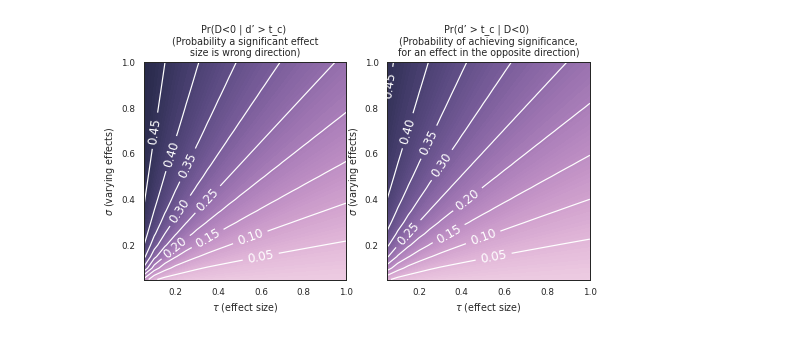
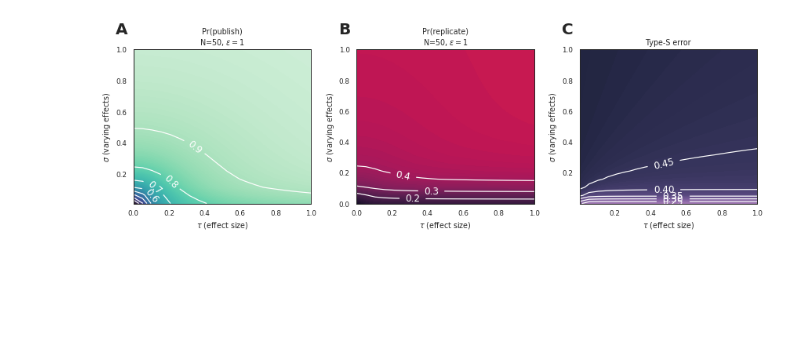
Before and after one commit to josephbb/ReplicationSurveys, a Jupyter notebook: Theory.ipynb, the cells around one changed output. Drawn from its saved outputs; the diff is of its cells as text; code cells hidden in the pictures; blank space fills up the shorter version.

```diff
--- a/Theory.ipynb
+++ b/Theory.ipynb
@@ -98,22 +54,74 @@ Z2 = type_s_vec(X, Y,1,N,.05)
 # %%
-fig, axs = plt.subplots(1,2, figsize=(8,4))
+sns.set_context('paper',font_scale=1)
+sns.set_palette(sns.color_palette("mako"))
+
+fig, axs = plt.subplots(1,3,figsize=(12,4))
+
+p_true = .1
+res = 20
+N=1000
+
+axs0 = axs[0]
+sns.set_context('paper')
+x= np.linspace(0, 1.0, res)
+y = np.linspace(0.01,1.0, res)
+X, Y =  np.meshgrid(x,y)
+Z1 = publish_vec(tau=0.01, sigma=Y, epsilon=1, n=N)
+Z2 = publish_vec(tau=X, sigma=Y, epsilon=1, n=N)
+Z = p_true* Z1 + (1-p_true) * Z2
+
+lls = np.linspace(.2,1,9)
+CS= axs0.contour(X, Y, Z,levels=lls,zorder=2,colors='white')
+axs0.clabel(CS, colors = 'w', fontsize=12) #contour line labels
+levels = np.linspace(.0,1,1000)
+CSF= axs0.contourf(X, Y, Z,zorder=1,levels=levels,cmap=sns.color_palette("mako",as_cmap=True))
+axs0.set_ylabel(r'$\sigma$' + ' (varying effects)')
+axs0.set_xlabel(r'$\tau$' + ' (effect size)')
+axs0.set_title('Pr(publish)\n' +'N=50, ' + r'$\epsilon=1$')
+
+
+axs1 = axs[1]
+x= np.linspace(0, 1.0, res)
+y = np.linspace(0,1.0, res)
+X, Y =  np.meshgrid(x,y)
+Z1 = replicate_vec(X, Y, 1, N, .05)
+Z2 = replicate_vec(0.01, Y,1,N,.05)
+Z = p_true * Z1 + (1-p_true) * Z2
+
+CS= axs1.contour(X, Y, Z,levels=lls,zorder=2,colors='white')
+axs1.clabel(CS, colors = 'w', fontsize=12)
+
+levels = np.linspace(.0,1,100)
+CSF= axs1.contourf(X, Y, Z,zorder=1,levels=levels,cmap=sns.color_palette("rocket",as_cmap=True))
+axs1.set_ylabel(r'$\sigma$' + ' (varying effects)')
+axs1.set_xlabel(r'$\tau$' + ' (effect size)')
+axs1.set_title('Pr(replicate)\n' +'N=50, ' + r'$\epsilon=1$')
+
+
+
+x= np.linspace(0.001, 1, res)
+y = np.linspace(0.001,1, res)
+X, Y =  np.meshgrid(x,y)
+Z1 = type_s_vec(X, Y,1,N,.05)
+Z2 = type_s_vec(0.01, Y,1,N,.05)
+Z = p_true * Z1 + (1-p_true) * Z2
+
 lls = np.linspace(0,.5,11)
-CS= axs[0].contour(X, Y, Z,zorder=2,levels=lls, colors='white')
-axs[0].clabel(CS, colors = 'w', fontsize=12) #contour line labels
+CS= axs[2].contour(X, Y, Z,zorder=2,levels=lls, colors='white')
+axs[2].clabel(CS, colors = 'w', fontsize=12) #contour line labels
 
 levels = np.linspace(0,.5,100)
-CSF= axs[0].contourf(X, Y, Z,zorder=1,levels=levels,cmap=sns.color_palette("ch:start=2.8,rot=.3",as_cmap=True))
-axs[0].set_ylabel(r'$\sigma$' + ' (varying effects)')
-axs[0].set_xlabel(r'$\tau$' + ' (effect size)')
-axs[0].set_title('Pr(D<0 | d’ > t_c) \n (Probability a significant effect \nsize is wrong direction)')# N=50, ' + r'$\epsilon=1$')
+CSF= axs[2].contourf(X, Y, Z,zorder=1,levels=levels,cmap=sns.color_palette("ch:start=2.8,rot=.3",as_cmap=True))
+axs[2].set_ylabel(r'$\sigma$' + ' (varying effects)')
+axs[2].set_xlabel(r'$\tau$' + ' (effect size)')
+axs[2].set_title('Type-S error')
 
+import string
+axs = axs.flat
+for n, ax in enumerate(axs):
+    ax.text(-0.1, 1.1, string.ascii_uppercase[n], transform=ax.transAxes,
+            size=20, weight='bold')
 
-CS= axs[1].contour(X2, Y2, Z2,zorder=2,levels=lls, colors='white')
-axs[1].clabel(CS, colors = 'w', fontsize=12) #contour line labels
-
-levels = np.linspace(0,.5,100)
-CSF= axs[1].contourf(X2, Y2, Z2,zorder=1,levels=levels,cmap=sns.color_palette("ch:start=2.8,rot=.3",as_cmap=True))
-axs[1].set_ylabel(r'$\sigma$' + ' (varying effects)')
-axs[1].set_xlabel(r'$\tau$' + ' (effect size)')
-axs[1].set_title('Pr(d’ > t_c | D<0) \n (Probability of achieving significance, \nfor an effect in the opposite direction)')# N=50, ' + r'$\epsilon=1$')
+plt.tight_layout()
+plt.savefig('./output/figures/SIFigurePTrue10percentN1000.png',dpi=300)
 # %% [output]
@@ -121 +128 @@ Text(0.5, 1.0, 'Pr(d’ > t_c | D<0) \n (Probability of achieving significance,
-[figure, old version]
+[figure, new version]
```
Also changed, not shown: parts of 27 cells of this notebook, 4 other files.
